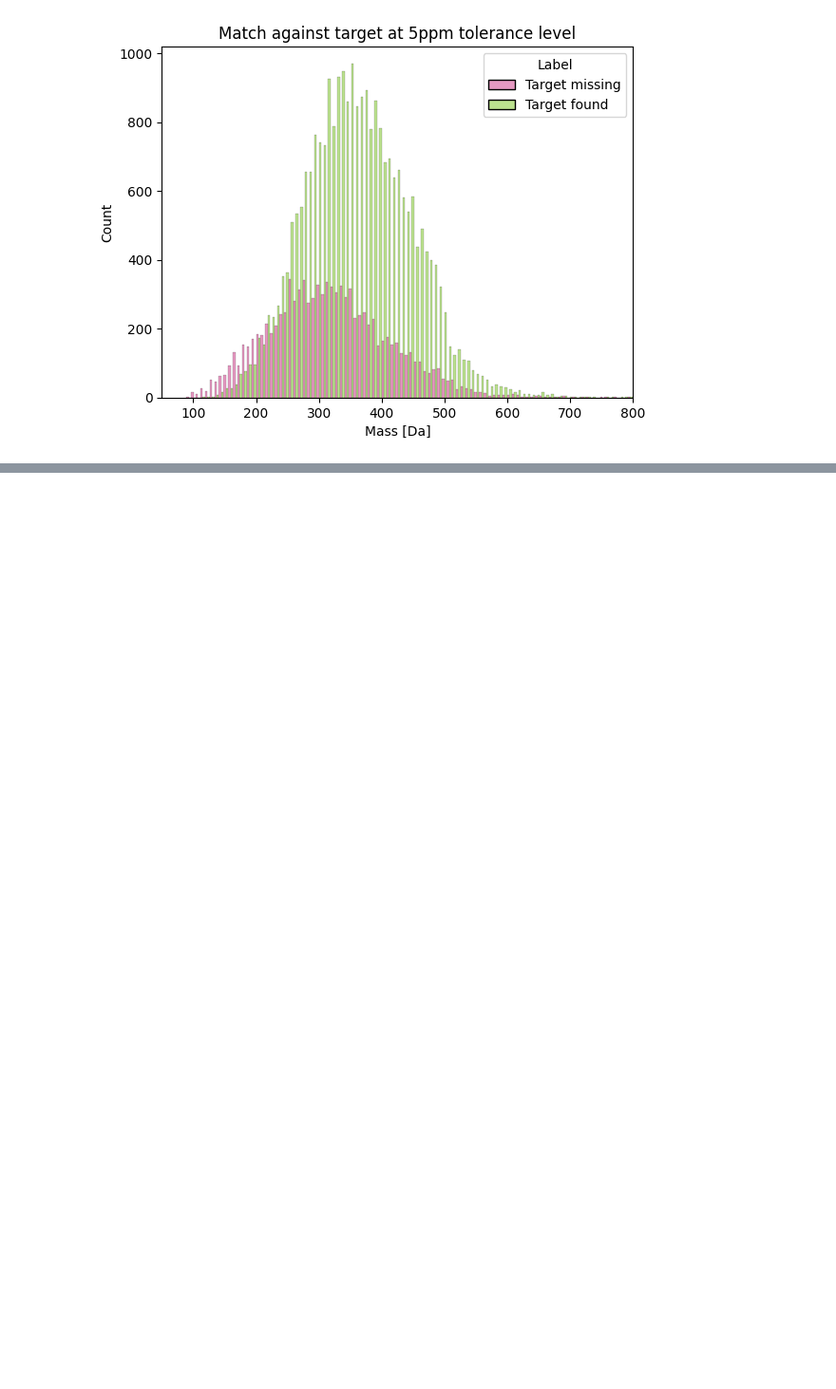
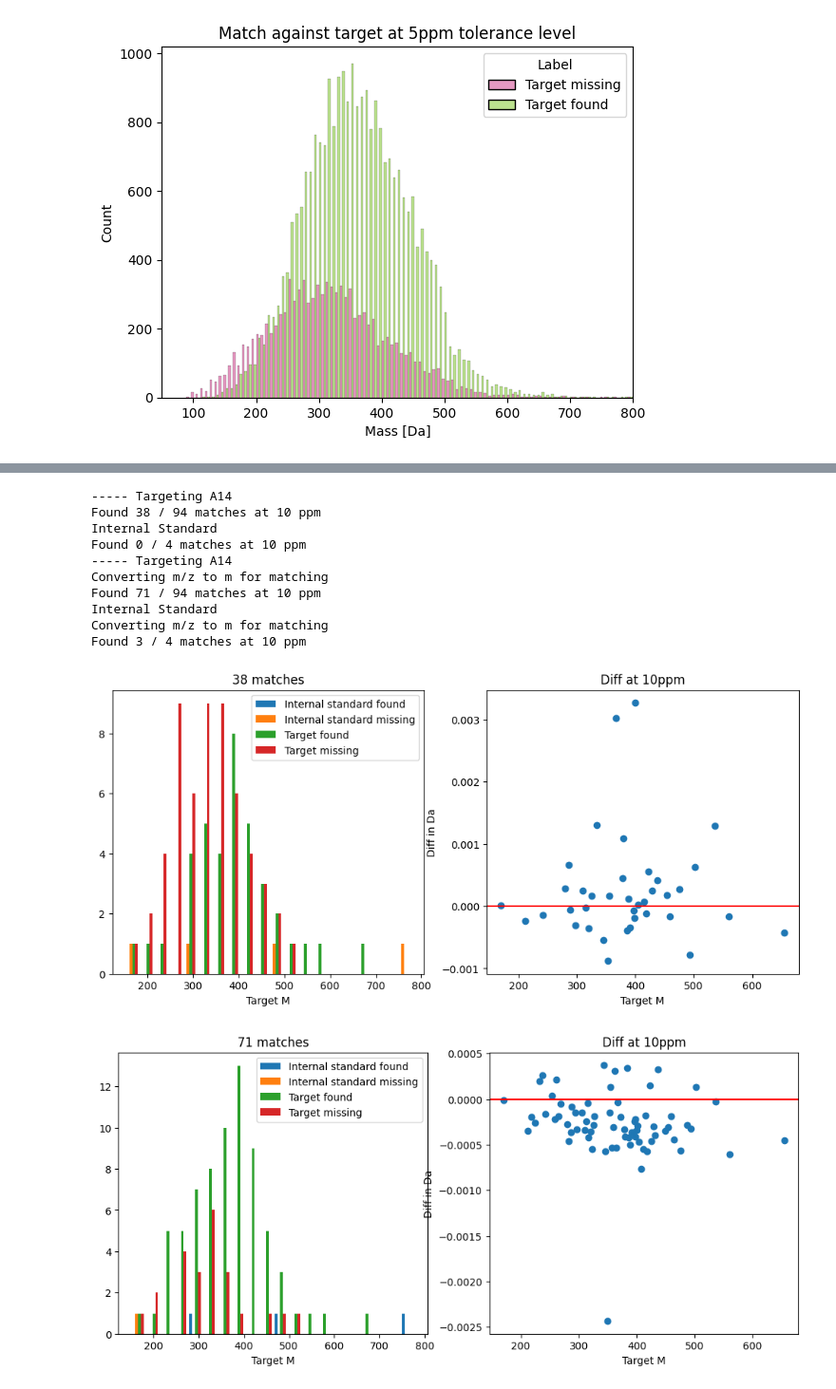
Before and after one commit to Micholms/tims_tof_data_extraction, a Jupyter notebook: data_handling_REST_API.ipynb, the cells around one changed output, grey strips where cells are left out. Shown: that part at 95% size. Cells and saved outputs as stored; diff of their text form; code cells hidden in the pictures; blank space fills up the shorter version.

```diff
--- a/data_handling_REST_API.ipynb
+++ b/data_handling_REST_API.ipynb
@@ -56,8 +37,8 @@ data_out.dropna()#["Precursor_type"].unique()
 # %%
-def plot_match_and_error(msms, well,ppm, values_df):
+def plot_match_and_error(df, well,ppm, values_df):
     fig,ax=plt.subplots(1,2,figsize=(12, 5))
 
-    match,not_found,i_match,i_not_found,data_out=match_one_well(msms,well,ppm,values_df,True)
+    match,not_found,i_match,i_not_found,data_out=match_one_well(df,well,ppm,values_df,True)
     x_multi = [n for n in [i_match, i_not_found, match, not_found]]
 
     ax[0].hist(x_multi, 20, histtype='bar',label=["Internal standard found","Internal standard missing","Target found","Target missing"])
@@ -391,0 +196,12 @@ CGConv:0.2487336596330053
+# %%
+df_manual=pd.read_csv("new_run/A01-C24_50/A01-C24.msmsonly.csv")
+df_manual=process_col_names(df_manual,2000)
+
+#### Special as 3 A01 (blanks) were present"
+cols=list(range(1,74))
+cols.remove(12)
+cols.remove(13)
+df_manual=df_manual.iloc[:,cols]
+############
+
+df_manual=add_id(df_manual)
@@ -391,0 +250,18 @@ CGConv:0.2487336596330053
+# %%
+well="A14"
+ppm=10
+plot_match_and_error(df_manual,well,ppm, values_df)
+plot_match_and_error(df_restapi,well,ppm,values_df)
+# %% [output]
+----- Targeting A14
+Found 38 / 94 matches at 10 ppm
+Internal Standard
+Found 0 / 4 matches at 10 ppm
+----- Targeting A14
+Converting m/z to m for matching
+Found 71 / 94 matches at 10 ppm
+Internal Standard
+Converting m/z to m for matching
+Found 3 / 4 matches at 10 ppm
+[figure, new version]
+[figure, added]
```
Also changed, not shown: parts of 29 cells of this notebook.
